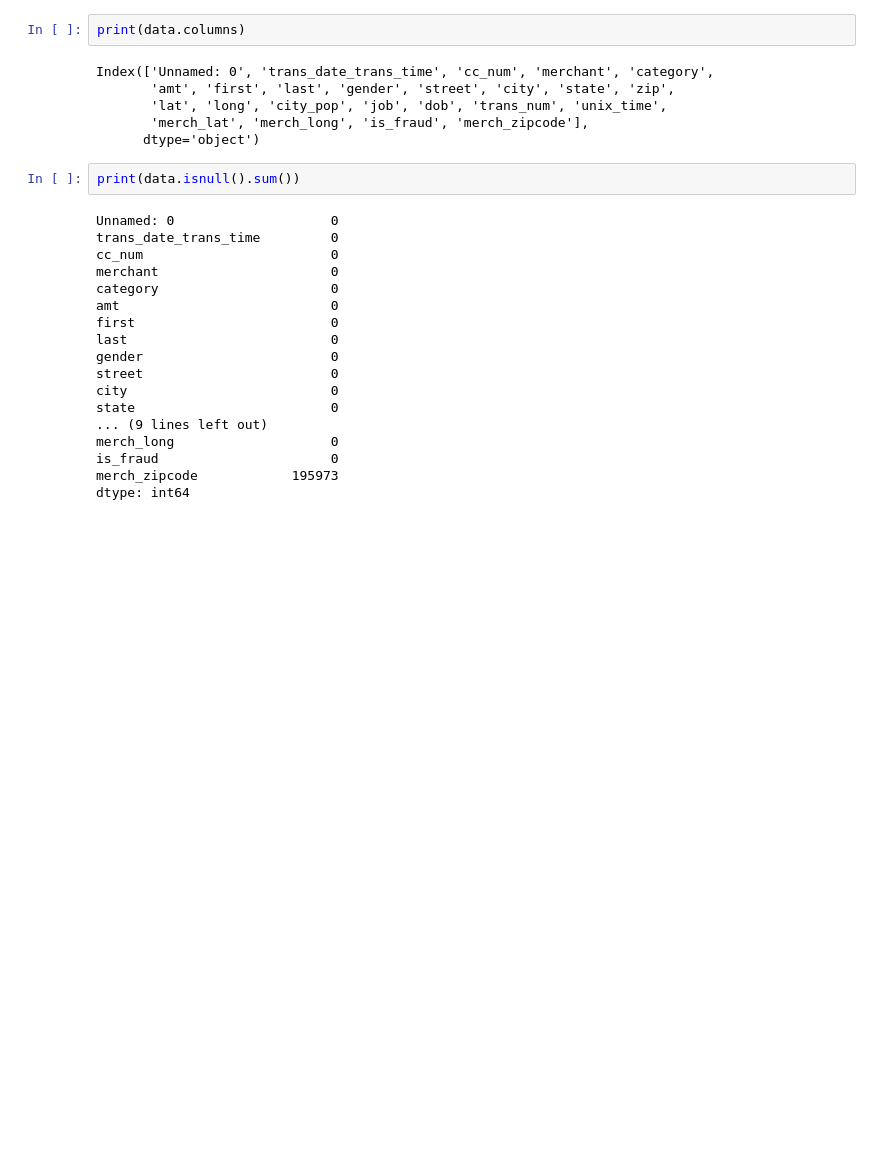
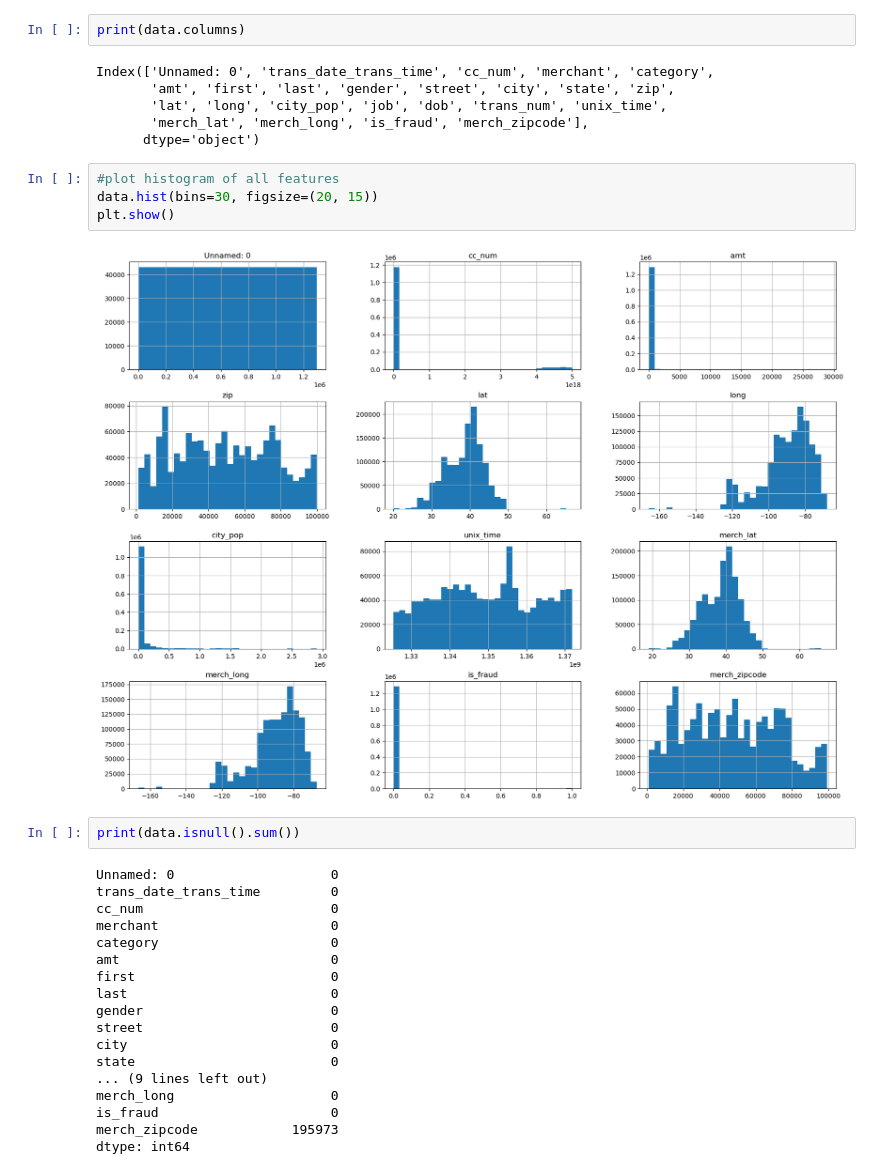
Before and after one commit to sumanbhattarai58/Internship, a Jupyter notebook: CreditCard_Fraud_Detection.ipynb, the cells around one changed output. Cells and saved outputs as stored; diff of their text form; blank space fills up the shorter version.

Commit message:
added graphs and description

```diff
--- a/CreditCard_Fraud_Detection.ipynb
+++ b/CreditCard_Fraud_Detection.ipynb
@@ -59,6 +84,12 @@ Index(['Unnamed: 0', 'trans_date_trans_time', 'cc_num', 'merchant', 'category',
        'lat', 'long', 'city_pop', 'job', 'dob', 'trans_num', 'unix_time',
        'merch_lat', 'merch_long', 'is_fraud', 'merch_zipcode'],
       dtype='object')
+# %%
+#plot histogram of all features
+data.hist(bins=30, figsize=(20, 15))
+plt.show()
+# %% [output]
+[figure, added]
 # %%
 print(data.isnull().sum())
 # %% [output]
```
Also changed, not shown: parts of 32 cells of this notebook.
